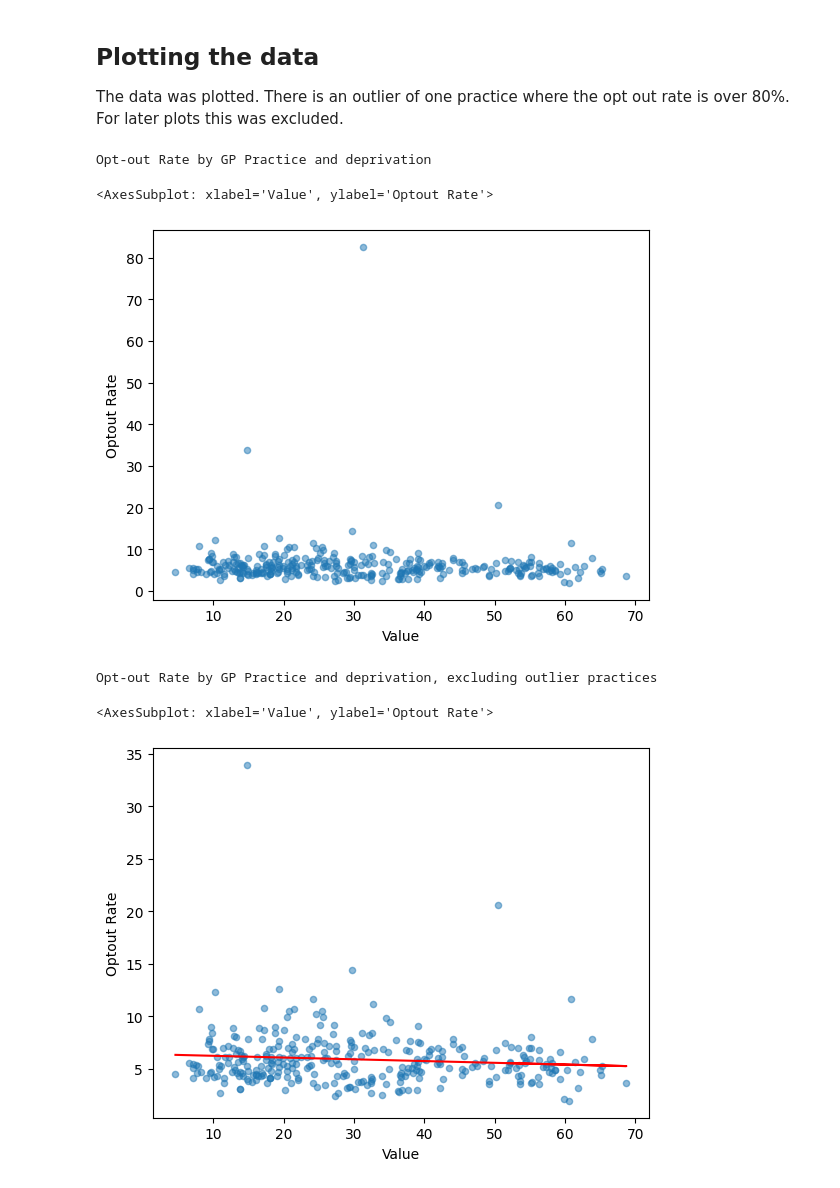
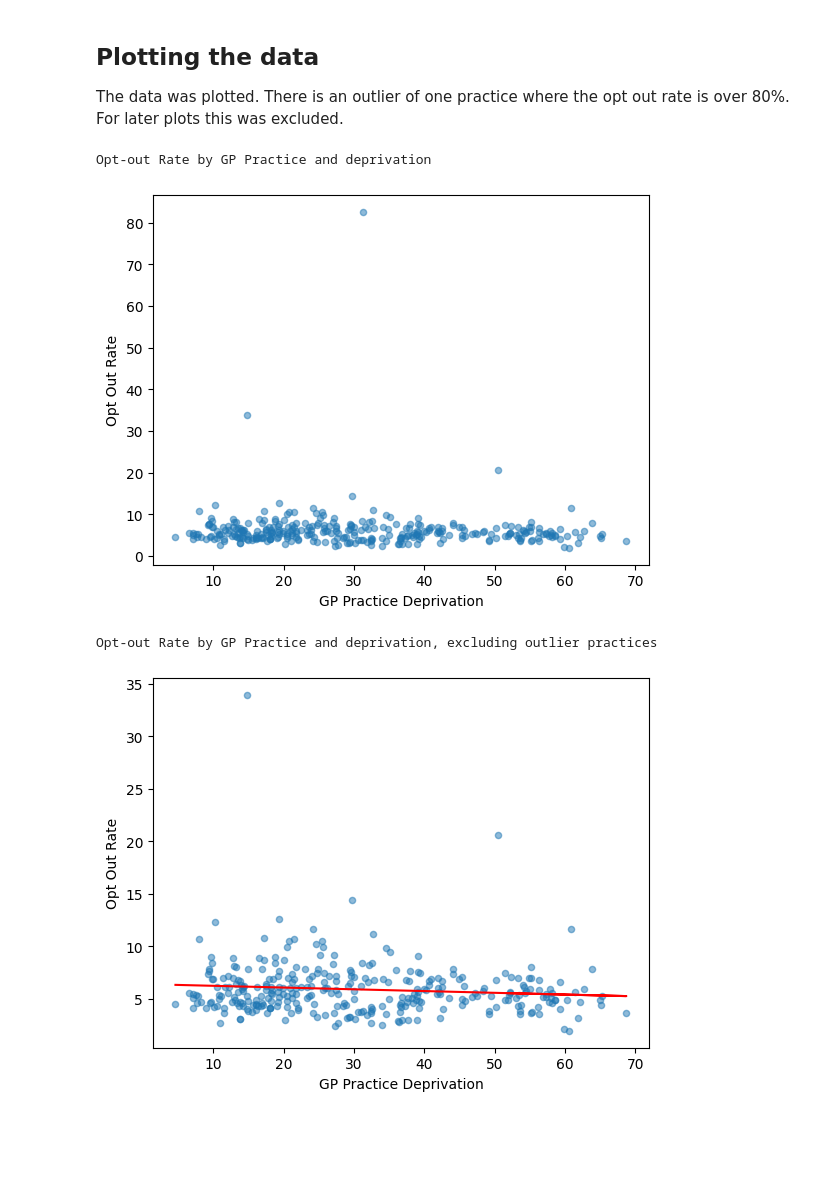
Before and after one commit to grazulis/gp-outout-book, a Jupyter notebook: GPOptOut.ipynb, the cells around one changed output. Drawn from its saved outputs; the diff is of its cells as text; code cells hidden in the pictures; blank space fills up the shorter version.

```diff
--- a/GPOptOut.ipynb
+++ b/GPOptOut.ipynb
@@ -59,11 +59,13 @@ gp_output_data['Decile rank'] = pd.qcut(gp_output_data['Value'], 10, labels = Fa
 The data was plotted. There is an outlier of one practice where the opt out rate is over 80%. For later plots this was excluded.
 # %%
 print("Opt-out Rate by GP Practice and deprivation")
-gp_output_data.plot.scatter(x="Value", y="Optout Rate", alpha = 0.5)
+
+ax = gp_output_data.plot.scatter(x="Value", y="Optout Rate", alpha = 0.5)
+ax.set_xlabel("GP Practice Deprivation")
+ax.set_ylabel("Opt Out Rate");
 # %% [output]
 Opt-out Rate by GP Practice and deprivation
-<AxesSubplot: xlabel='Value', ylabel='Optout Rate'>
-[figure, old version]
+[figure, new version]
 # %%
 print("Opt-out Rate by GP Practice and deprivation, excluding outlier practices")
 gp_output_nooutlier = gp_output_data[gp_output_data["Optout Rate"] < 50]
@@ -76,9 +78,10 @@ gp_output_nooutlier.insert(6,'Dreg',f(gp_output_nooutlier['Value']))
 
 ax = gp_output_nooutlier.plot.scatter(x="Value", y="Optout Rate", alpha = 0.5)
 gp_output_nooutlier.plot(x='Value',y='Dreg',color='Red',legend=False,ax=ax)
+ax.set_xlabel("GP Practice Deprivation")
+ax.set_ylabel("Opt Out Rate");
 # %% [output]
 Opt-out Rate by GP Practice and deprivation, excluding outlier practices
-<AxesSubplot: xlabel='Value', ylabel='Optout Rate'>
-[figure, old version]
+[figure, new version]
 # %%
 print("Opt-out Rate for deprivation, by decile")
```
Also changed, not shown: parts of 1 cell of this notebook.
